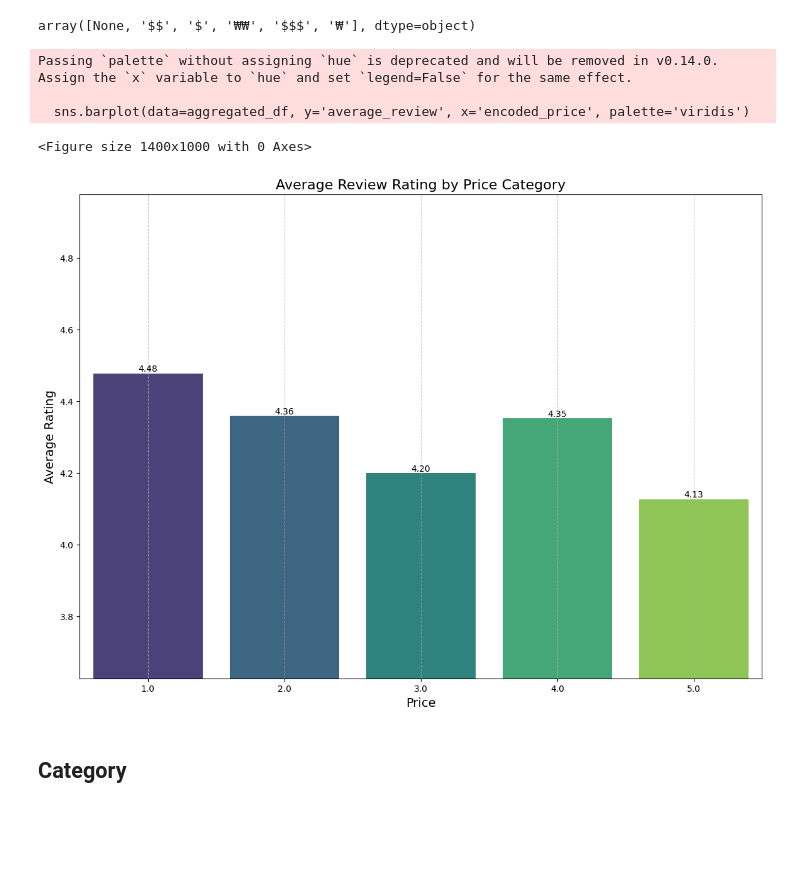
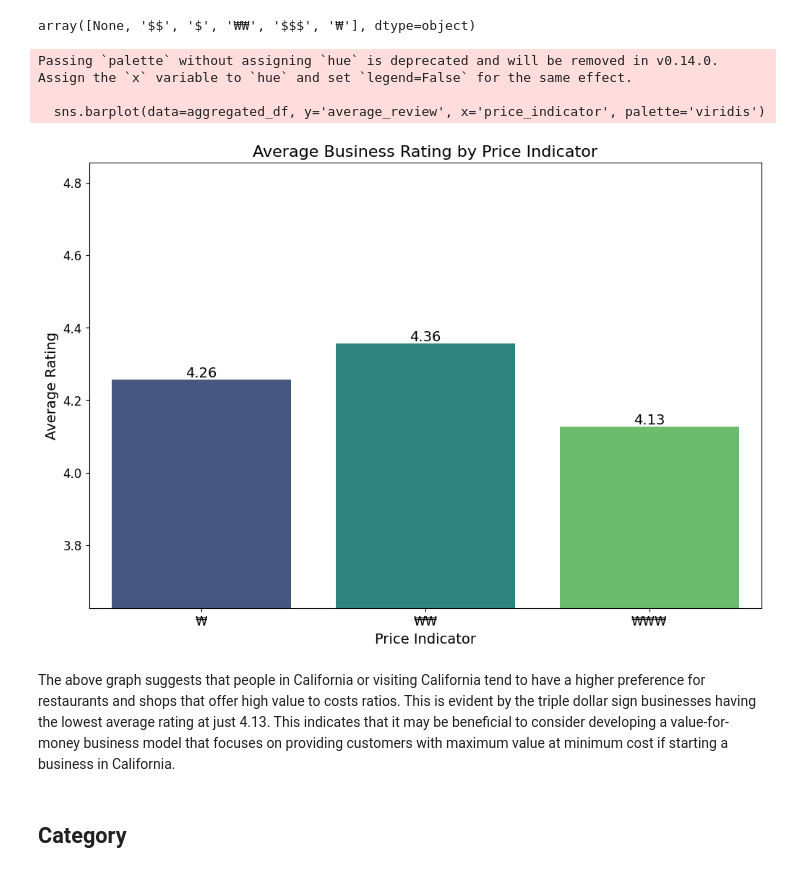
Before and after one commit to felix553/FIT5198-Assignment-1-, a Jupyter notebook: notebook_templates/task3_xxxxxxx.ipynb, the cells around one changed output. Saved outputs shown, nothing was run; the diff lists cells and outputs as text; code cells hidden in the pictures; blank space fills up the shorter version.

Commit message:
Added comments for price and category

```diff
--- a/notebook_templates/task3_xxxxxxx.ipynb
+++ b/notebook_templates/task3_xxxxxxx.ipynb
@@ -691,55 +693,55 @@ The above map provides a close visaulisation of Los Angeles in particular as it
 merged_df["price"].unique()
 # %% [output]
 array([None, '$$', '$', '₩₩', '$$$', '₩'], dtype=object)
-# %%
-def encode_price(price):
-    encoding_map = {
-        '₩': 1,
-        '₩₩': 2,
-        '$': 3,
-        '$$': 4,
-        '$$$': 5
-    }
-    return encoding_map.get(price, np.nan)  # Return np.nan for None or any other unexpected value
 # %%
-# Aggregate data
+def encode_price(price): # Label Encoding Price
+    encoding_map = {
+        '₩': 1,  # We assume here that '₩' is equivalent to '$'
+        '₩₩': 2,
+        '$': 1,
+        '$$': 2,
+        '$$$': 3
+    }
+    return encoding_map.get(price, np.nan)
+
+# Aggregate based on price
 merged_df['encoded_price'] = merged_df['price'].apply(encode_price)
 aggregated_df = merged_df.groupby(['encoded_price']).agg(
-    count=('encoded_price', 'size'),
+    count_price=('encoded_price', 'size'),
     average_review=('review_rating', 'mean')
 ).reset_index()
 
-# Sort the DataFrame based on average review rating
-aggregated_df = aggregated_df.sort_values(by='average_review', ascending=False)
+# Inverse mapping for price indiactor
+inverse_encoding_map = {1: r'₩', 2: r'₩₩', 3: r'₩₩₩'} # '$' has parsing conflicts matplotlib
+aggregated_df['price_indicator'] = aggregated_df['encoded_price'].map(inverse_encoding_map)
 
-# Set the plot size
-plt.figure(figsize=(14, 10))
 
-# Set the plot size
-plt.figure(figsize=(14, 10))
-
-# Create a horizontal bar chart with categorical x-axis
-sns.barplot(data=aggregated_df, y='average_review', x='encoded_price', palette='viridis')
+plt.figure(figsize=(12, 8))
+# Generate Bar Chart
+sns.barplot(data=aggregated_df, y='average_review', x='price_indicator', palette='viridis')
 
 # Add labels on bars correctly aligned
 for index, row in aggregated_df.iterrows():
     plt.text(x=index, y=row['average_review'], s=f'{row["average_review"]:.2f}',
-             va='bottom', ha='center', fontsize=10, color='black')
+             va='bottom', ha='center', fontsize=14)
 
-# Adjust the y-axis limit to emphasize differences (zoom in)
+# Scale y Axis
 plt.ylim(aggregated_df['average_review'].min() - 0.5, aggregated_df['average_review'].max() + 0.5)
 
 # Customize the plot
-plt.title('Average Review Rating by Price Category', fontsize=16)
-plt.xlabel('Price', fontsize=14)
+plt.title('Average Business Rating by Price Indicator', fontsize=16)
+plt.xlabel('Price Indicator', fontsize=14)
+plt.xticks(fontsize=12)
 plt.ylabel('Average Rating', fontsize=14)
-plt.grid(axis='x', linestyle='--', alpha=0.7)
+plt.yticks(fontsize=12)
+plt.show()
 # %% [output]
 Passing `palette` without assigning `hue` is deprecated and will be removed in v0.14.0. Assign the `x` variable to `hue` and set `legend=False` for the same effect.
 
-  sns.barplot(data=aggregated_df, y='average_review', x='encoded_price', palette='viridis')
+  sns.barplot(data=aggregated_df, y='average_review', x='price_indicator', palette='viridis')
-<Figure size 1400x1000 with 0 Axes>
-[figure, old version]
+[figure, new version]
+# %% [markdown]
+The above graph suggests that people in California or visiting California tend to have a higher preference for restaurants and shops that offer high value to costs ratios. This is evident by the triple dollar sign businesses having the lowest average rating at just 4.13. This indicates that it may be beneficial to consider developing a value-for-money business model that focuses on providing customers with maximum value at minimum cost if starting a business in California.
 # %% [markdown]
 ## Category
 # %%
```
Also changed, not shown: parts of 9 cells of this notebook.
